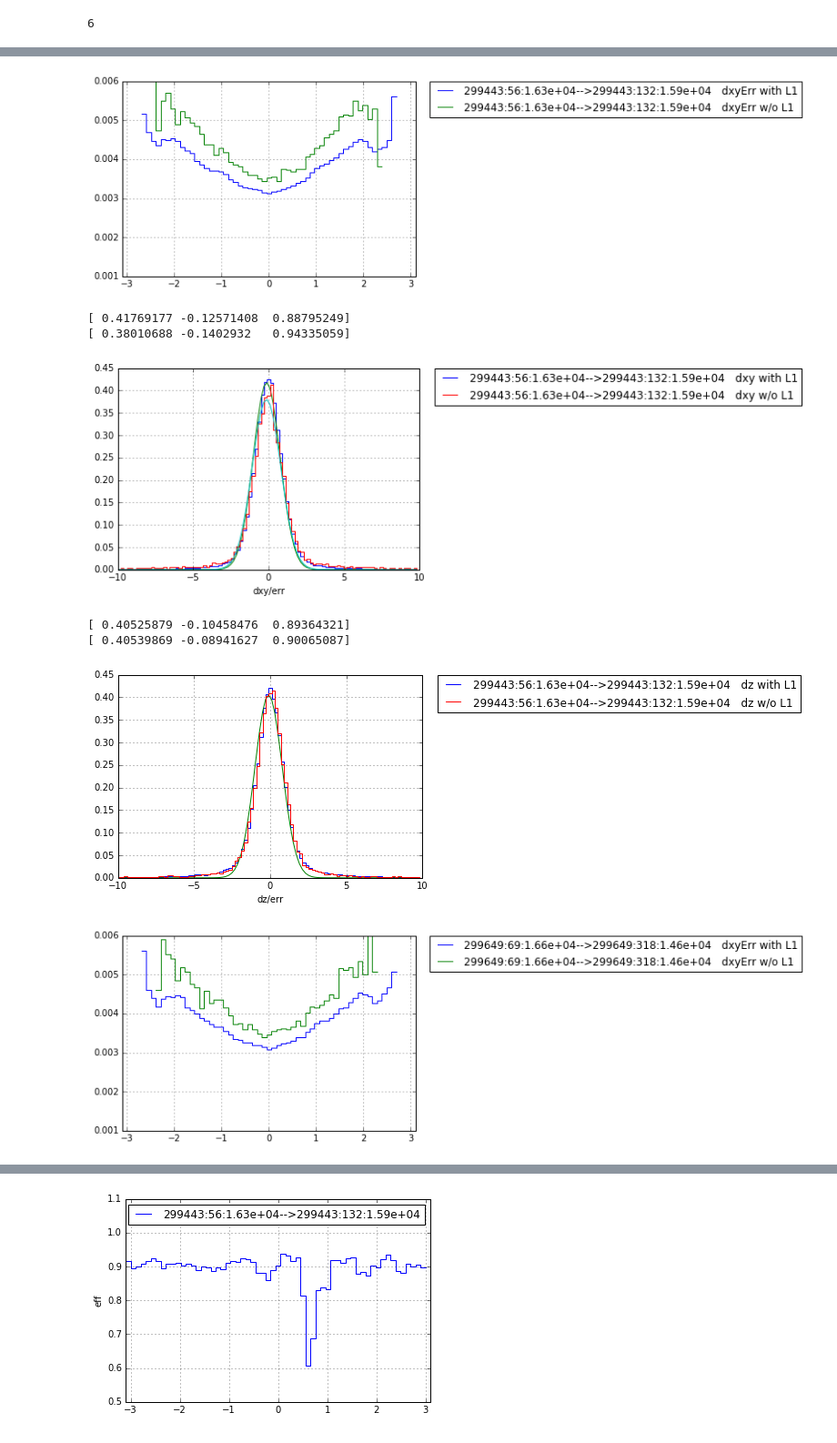
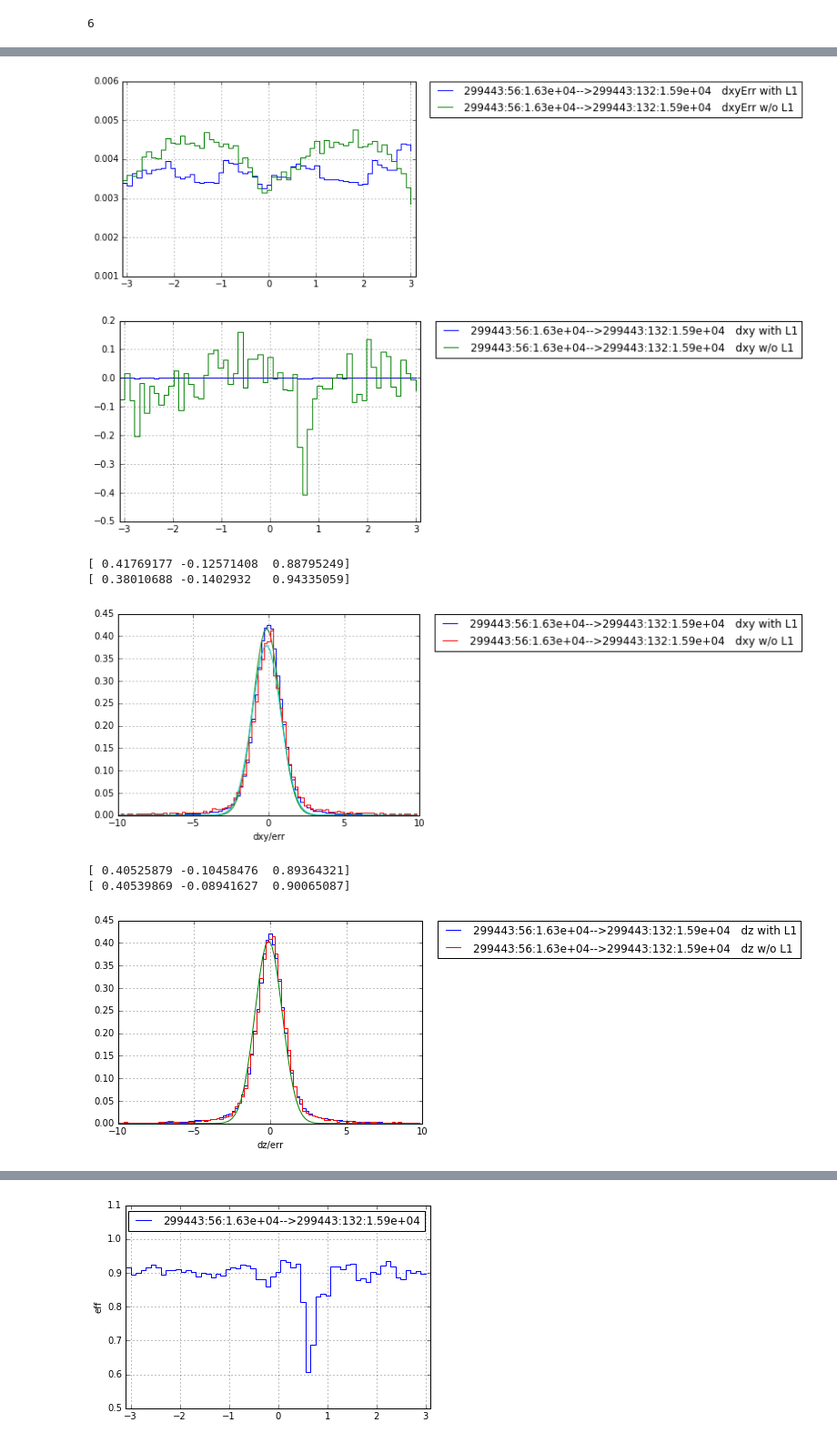
Before and after one commit to VinInn/pyTools, a Jupyter notebook: effBPIX1.ipynb, the cells around one changed output, grey strips where cells are left out. Shown at 91% size. Cells and saved outputs as stored; diff of their text form; code cells hidden in the pictures.

```diff
--- a/effBPIX1.ipynb
+++ b/effBPIX1.ipynb
@@ -232,7 +233,10 @@ def eff(var,tkPars,tkHits) :
 from scipy.stats import norm
 import numpy.ma as ma
 def sip(var,tkPars,tkHits) :
-    hp = np.greater(tkPars[2],4.0)
+    off = math.pi - math.pi/24.
+    io = (6.*(tkPars[1]+off)/math.pi).astype(int)
+    io = io%2
+    hp = np.greater(tkPars[2],4.0)  # &np.equal(io,0)
     pvz = np.less(abs(tkPars[5]),0.1)
     pvt = np.less(abs(tkPars[3]),0.05)
     valL1 = np.equal(tkHits[0],0)
@@ -241,11 +245,20 @@ def sip(var,tkPars,tkHits) :
     hp1 = hp&(valL1)
     hp2 = hp&((valL2) & np.logical_not(valL1))
 
+    core = np.less(abs(tkPars[3]/tkPars[4]),2.5)&np.less(abs(tkPars[5]/tkPars[6]),2.5)
+
     nbins = 62
     ye1,vx = np.histogram(tkPars[var],np.linspace(-3.1,3.1,nbins),weights=tkPars[4]*hp1*pvz)
     ye2,vx = np.histogram(tkPars[var],np.linspace(-3.1,3.1,nbins),weights=tkPars[4]*hp2*pvz)
     ya1,vx = np.histogram(tkPars[var],np.linspace(-3.1,3.1,nbins),weights=1.*hp1*pvz)
     ya2,vx = np.histogram(tkPars[var],np.linspace(-3.1,3.1,nbins),weights=1.*hp2*pvz)
+
+    yv1,vx = np.histogram(tkPars[var],np.linspace(-3.1,3.1,nbins),weights=tkPars[3]*hp1*pvz*core)
+    yv2,vx = np.histogram(tkPars[var],np.linspace(-3.1,3.1,nbins),weights=tkPars[3]*hp2*pvz*core)
+    yb1,vx = np.histogram(tkPars[var],np.linspace(-3.1,3.1,nbins),weights=1.*hp1*pvz*core)
+    yb2,vx = np.histogram(tkPars[var],np.linspace(-3.1,3.1,nbins),weights=1.*hp2*pvz*core)
+
+
 
     vx.resize(len(ye2))
 
@@ -260,7 +273,7 @@ def sip(var,tkPars,tkHits) :
     print 'dxy w/o L1', norm.fit(masked[~masked.mask])
     yz2,x = np.histogram(tkPars[5]/tkPars[6],np.linspace(-10.,10.,nbins),weights=1.*hp2*pvt,density=True)
     x.resize(len(yt1))
-    return x,yt1,yz1,yt2,yz2,vx,ye1/ya1,ye2/ya2
+    return x,yt1,yz1,yt2,yz2,vx,ye1/ya1,ye2/ya2,yv1/yb1,yv2,yb2
 # %%
 eta=0
 phi=1
@@ -271,7 +284,7 @@ print len(effH)
 # %% [output]
 6
 # %%
-sipH = map(sip,[eta]*len(tkPars),tkPars, tkHits)
+sipH = map(sip,[phi]*len(tkPars),tkPars, tkHits)
 print len(sipH)
 # %% [output]
 dxy with L1 (-0.023130881950346707, 0.90821937306956835)
@@ -303,6 +316,18 @@ for b in sipH:
     plt.legend(bbox_to_anchor=(1.05, 1), loc=2, borderaxespad=0.)
 #    plt.legend(loc='upper right')
     plt.show()
+
+    plt.step(b[5],b[8],where='post',label=runid0[i]+'   dxy with L1')
+    plt.step(b[5],b[9],where='post',label=runid0[i]+'   dxy w/o L1')
+    plt.xlim(-3.1, 3.1)
+    #plt.ylim(0.001, 0.006)
+    plt.grid(True)
+    plt.legend(bbox_to_anchor=(1.05, 1), loc=2, borderaxespad=0.)
+#    plt.legend(loc='upper right')
+    plt.show()
+
+
+
 
     plt.step(b[0],b[1],where='post',label=runid0[i]+'   dxy with L1')
     out   = leastsq( errfunc, init, args=(b[0][30:70], b[1][30:70]))
@@ -312,38 +337,38 @@ for b in sipH:
     plt.step(b[0],b[3],where='post',label=runid0[i]+'   dxy w/o L1')
     out   = leastsq( errfunc, init, args=(b[0][30:70], b[3][30:70]))
     c = out[0]
     print c
     plt.plot(b[0], fitfunc(c, b[0]))
     plt.xlim(-10., 10.)
     plt.grid(True)
     plt.legend(bbox_to_anchor=(1.05, 1), loc=2, borderaxespad=0.)
 #    plt.legend(loc='upper right')
     plt.xlabel('dxy/err')
 #    i+=1
     plt.show()
 
     plt.step(b[0],b[2],where='post',label=runid0[i]+'   dz with L1')
     out   = leastsq( errfunc, init, args=(b[0][30:70], b[2][30:70]))
     c = out[0]
     print c
     plt.plot(b[0], fitfunc(c, b[0]))
     plt.step(b[0],b[4],where='post',label=runid0[i]+'   dz w/o L1')
     out   = leastsq( errfunc, init, args=(b[0][30:70], b[4][30:70]))
     c = out[0]
     print c
     plt.xlim(-10., 10.)
     plt.grid(True)
     plt.legend(bbox_to_anchor=(1.05, 1), loc=2, borderaxespad=0.)
 #    plt.legend(loc='upper right')
     plt.xlabel('dz/err')
     i+=1
     plt.show()
 # %% [output]
-[figure, old version]
+[figure, new version]
+[figure, new version]
 [ 0.41769177 -0.12571408  0.88795249]
 [ 0.38010688 -0.1402932   0.94335059]
-[figure, old version]
+[figure, new version]
 [ 0.40525879 -0.10458476  0.89364321]
 [ 0.40539869 -0.08941627  0.90065087]
-[figure, old version]
-[figure, old version]
+[figure, new version]
```
Also changed, not shown: parts of 4 cells of this notebook, 1 other file.
